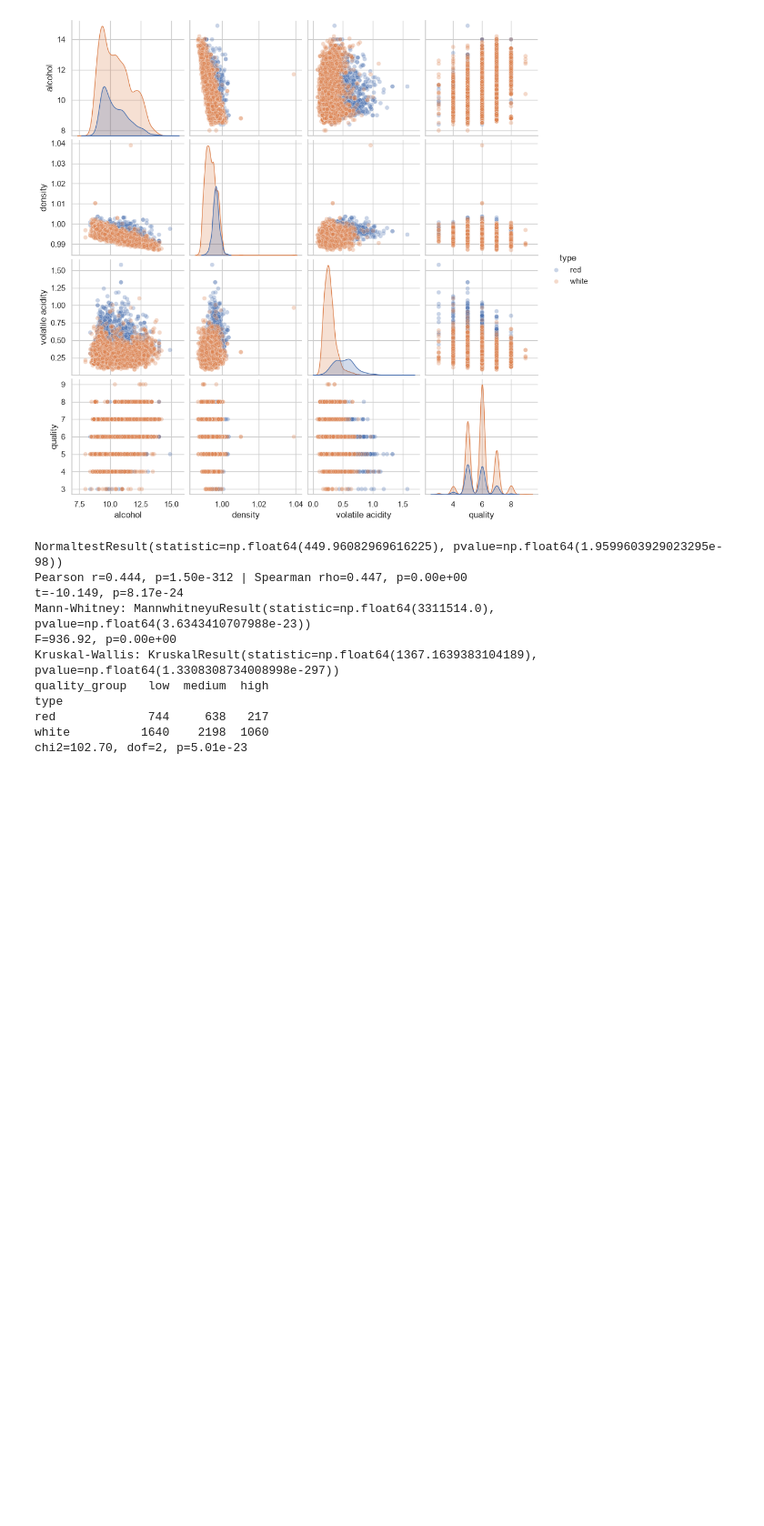
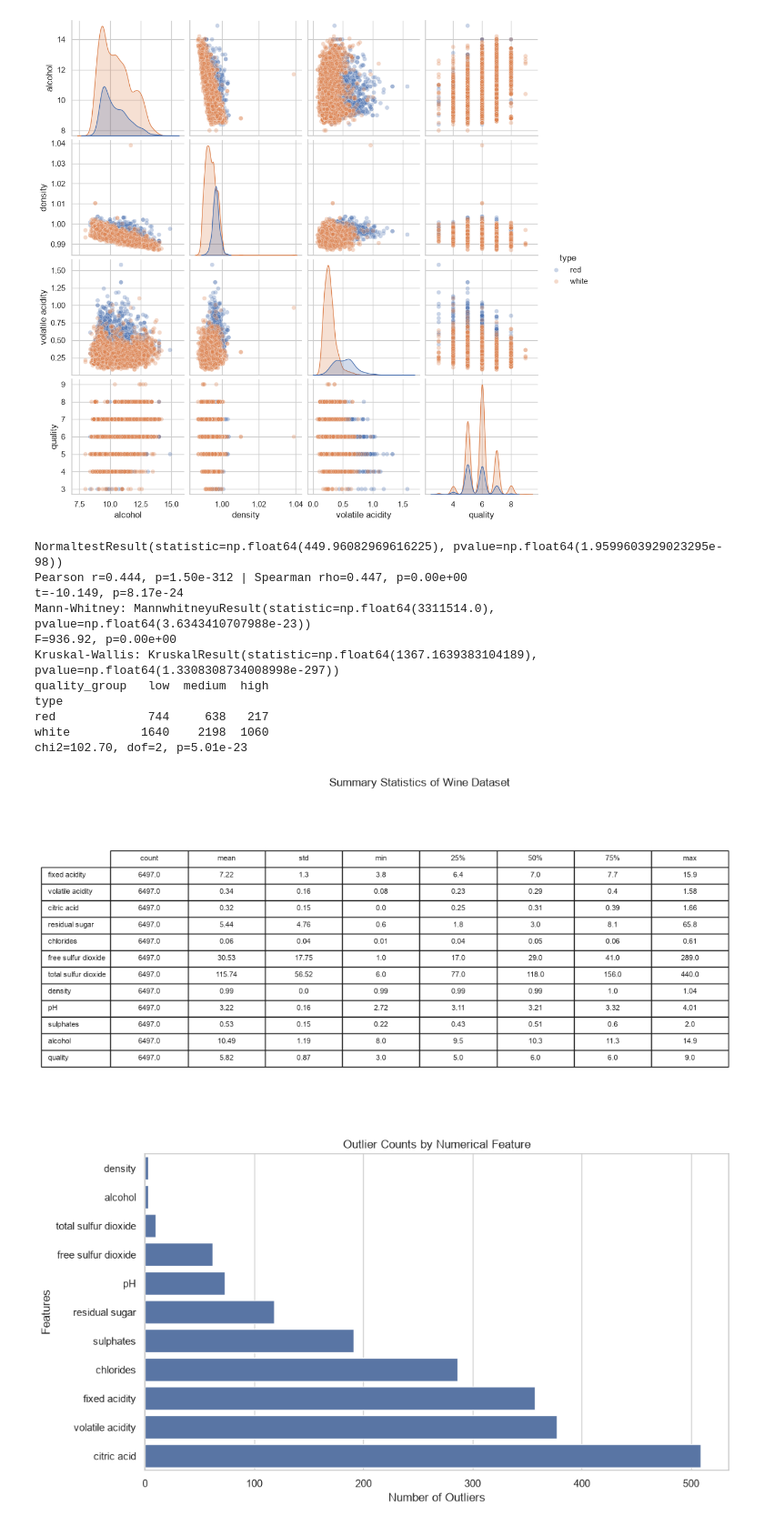
Before and after one commit to Raghaviii-M/Week2-EDA, a Jupyter notebook: notebook/eda.ipynb, the cells around one changed output. Shown at 91% size. Cells and saved outputs as stored; diff of their text form; code cells hidden in the pictures; blank space fills up the shorter version.

Commit message:
Add EDA report, figures and README

```diff
--- a/notebook/eda.ipynb
+++ b/notebook/eda.ipynb
@@ -188,3 +188,65 @@ type
 red             744     638   217
 white          1640    2198  1060
 chi2=102.70, dof=2, p=5.01e-23
+# %%
+# Summary statistics table
+summary = df.describe().round(2).T
+
+fig, ax = plt.subplots(figsize=(12, 6))
+ax.axis("off")
+
+table = ax.table(
+    cellText=summary.values,
+    rowLabels=summary.index,
+    colLabels=summary.columns,
+    loc="center",
+    cellLoc="center"
+)
+
+table.auto_set_font_size(False)
+table.set_fontsize(8)
+table.scale(1, 1.5)
+
+plt.title("Summary Statistics of Wine Dataset", pad=20)
+
+save("summary_table")
+plt.show()
+
+# Outlier counts using IQR method
+
+outlier_counts = {}
+
+for col in num.drop(columns=["quality"], errors="ignore").columns:
+
+    Q1 = num[col].quantile(0.25)
+    Q3 = num[col].quantile(0.75)
+
+    IQR = Q3 - Q1
+
+    lower = Q1 - 1.5 * IQR
+    upper = Q3 + 1.5 * IQR
+
+    count = ((num[col] < lower) | (num[col] > upper)).sum()
+
+    outlier_counts[col] = count
+
+# Convert to Series
+outlier_counts = pd.Series(outlier_counts).sort_values()
+
+# Plot
+plt.figure(figsize=(11, 6))
+
+sns.barplot(
+    x=outlier_counts.values,
+    y=outlier_counts.index
+)
+
+plt.title("Outlier Counts by Numerical Feature")
+plt.xlabel("Number of Outliers")
+plt.ylabel("Features")
+
+save("outlier_counts")
+plt.show()
+# %% [output]
+[figure, added]
+[figure, added]
```
Also changed, not shown: parts of 1 cell of this notebook, 3 other files.
